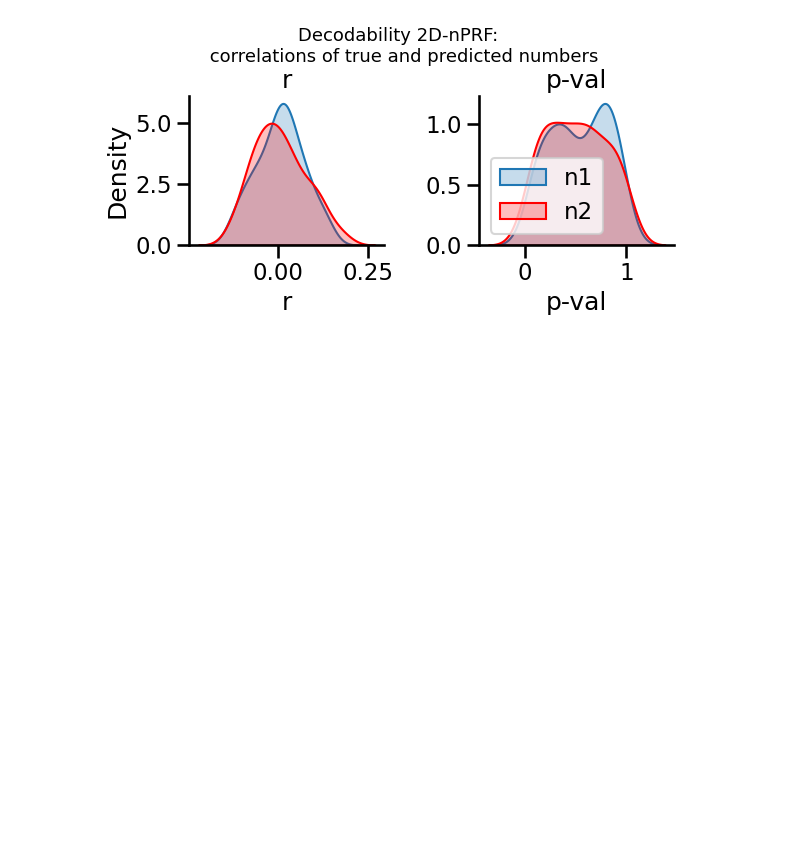
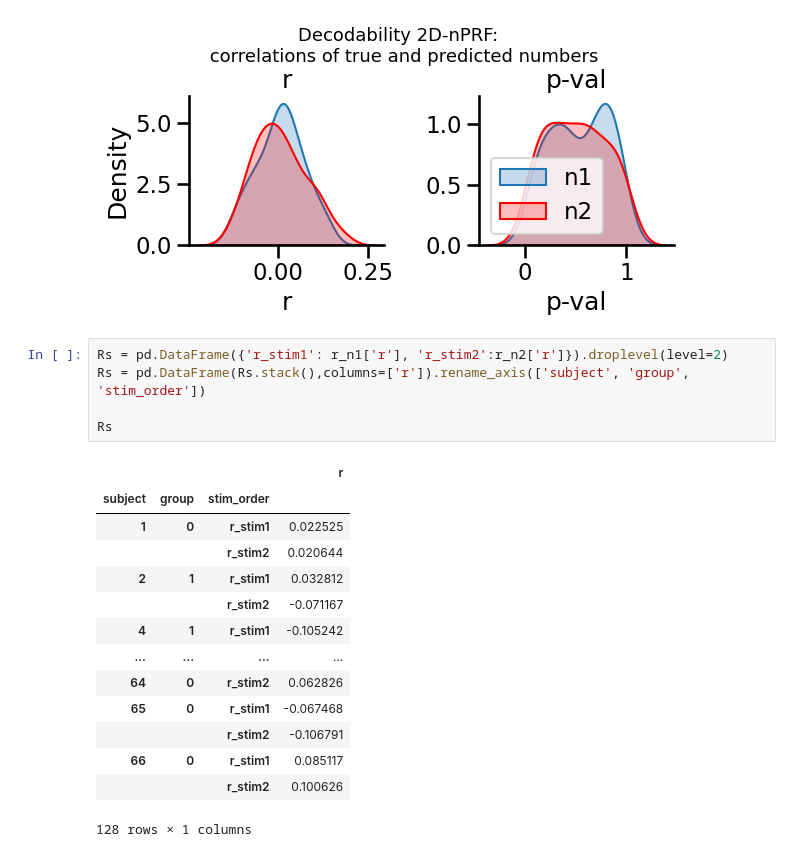
Before and after one commit to mrenke/numrisk, a Jupyter notebook: numrisk/neural_general/decodingNPRF-2D_defaultAna.ipynb, the cells around one changed output. Saved outputs shown, nothing was run; the diff lists cells and outputs as text; blank space fills up the shorter version.

```diff
--- a/numrisk/neural_general/decodingNPRF-2D_defaultAna.ipynb
+++ b/numrisk/neural_general/decodingNPRF-2D_defaultAna.ipynb
@@ -85,3 +102,23 @@ plt.subplots_adjust()
 plt.show()
 # %% [output]
 [figure]
+# %%
+Rs = pd.DataFrame({'r_stim1': r_n1['r'], 'r_stim2':r_n2['r']}).droplevel(level=2)
+Rs = pd.DataFrame(Rs.stack(),columns=['r']).rename_axis(['subject', 'group', 'stim_order'])
+
+Rs
+# %% [output]
+|  |  |  | r |
+| subject | group | stim_order |  |
+| 1 | 0 | r_stim1 | 0.022525 |
+|  |  | r_stim2 | 0.020644 |
+| 2 | 1 | r_stim1 | 0.032812 |
+|  |  | r_stim2 | -0.071167 |
+| 4 | 1 | r_stim1 | -0.105242 |
+| ... | ... | ... | ... |
+| 64 | 0 | r_stim2 | 0.062826 |
+| 65 | 0 | r_stim1 | -0.067468 |
+|  |  | r_stim2 | -0.106791 |
+| 66 | 0 | r_stim1 | 0.085117 |
+|  |  | r_stim2 | 0.100626 |
+128 rows × 1 columns
```
Also changed, not shown: parts of 5 cells of this notebook, 1 other file.
